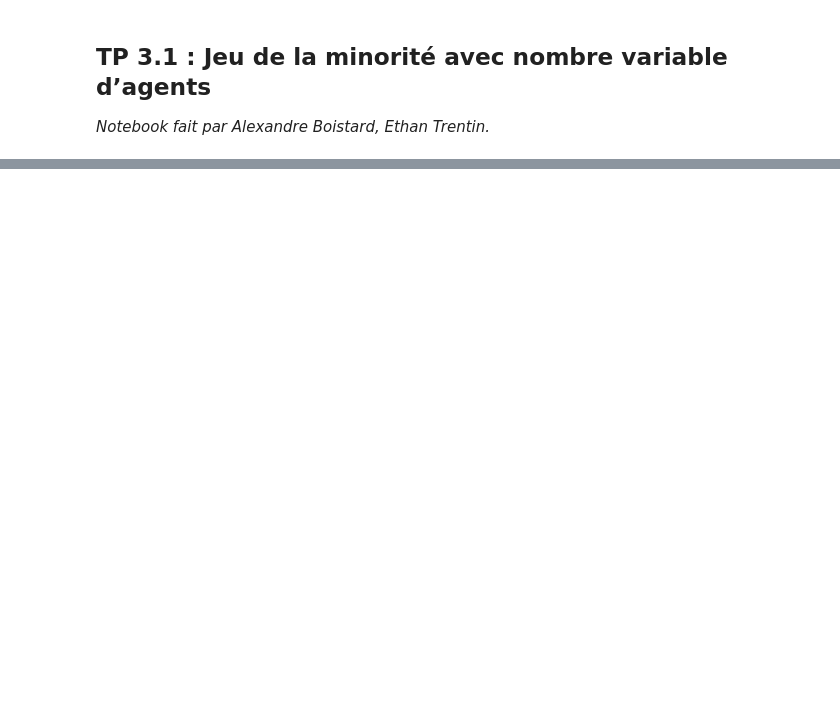
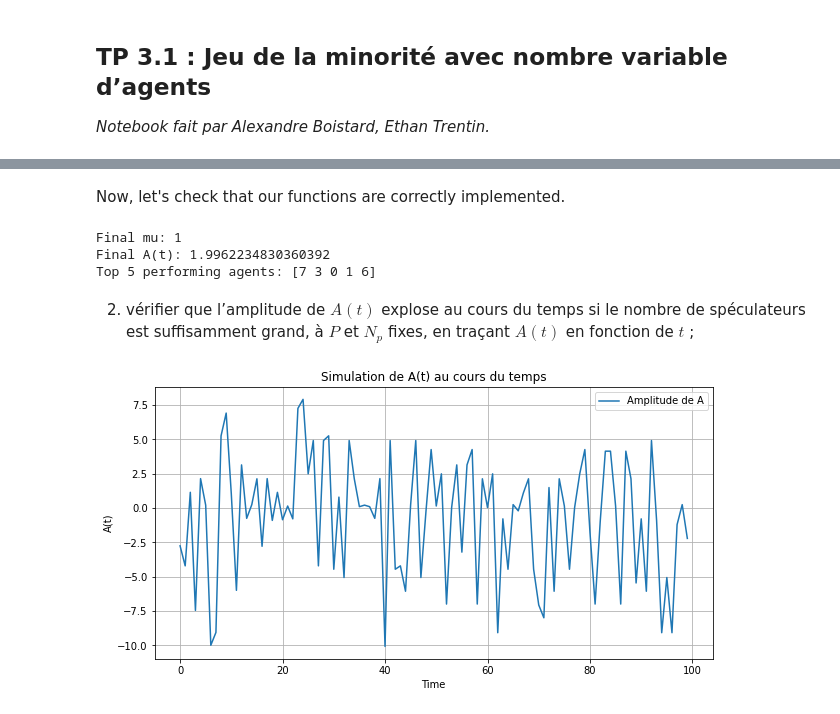
Before and after one commit to ethantrentin/Markets-Physic, a Jupyter notebook: TP5.ipynb, the cells around one changed output, grey strips where cells are left out. Cells and saved outputs as stored; diff of their text form; code cells hidden in the pictures; blank space fills up the shorter version.

```diff
--- a/TP5.ipynb
+++ b/TP5.ipynb
@@ -54,8 +7,0 @@ def simulation(strategies, performance, Omega, mu, M, T=1000, epsilon=0.01):
-# %%
-# A_history: time series of global actions A(t)
-# mu_history: sequence of encoded market states μ
-# performance: final agent performance scores
-A_history, mu_history = simulation(strategies, performance, Omega, mu, M, T)
-print("Final mu:", mu_history[-1])
-print("Final A(t):", A_history[-1])
-print("Top 5 performing agents:", np.argsort(performance)[-5:])
@@ -98,0 +24,15 @@ ValueError: x and y must have same first dimension, but have shapes (2000,) and
+# %%
+# We are going to initialize strategies
+
+def initialize(Ns, P, Np):
+
+    # We initialize the agents
+    strategies = np.random.choice([-1, 1], size=(Ns, P))
+    performance = np.zeros(Ns)
+
+    # We initialize omega and mu
+    Omega = np.random.normal(0, np.sqrt(Np), size=P)
+    # We want to generate a number between 0 and P-1 included
+    mu = np.random.randint(0, P)
+
+    return strategies, performance, Omega, mu
@@ -98,0 +66,11 @@ ValueError: x and y must have same first dimension, but have shapes (2000,) and
+# %%
+def plot_simulation(initialization, Ns, P, Np, M, T, epsilon):
+    A_history, _, _ = simulation(initialization, Ns, P, Np, M, T, epsilon)
+    plt.figure(figsize=(10, 5))
+    plt.plot([t for t in range(len(A_history))],A_history, label=f'Amplitude de A')
+    plt.xlabel('Time')
+    plt.ylabel('A(t)')
+    plt.title('Simulation de A(t) au cours du temps')
+    plt.legend()
+    plt.grid()
+    plt.show()
@@ -98,0 +85,26 @@ ValueError: x and y must have same first dimension, but have shapes (2000,) and
+# %% [markdown]
+Now, let's check that our functions are correctly implemented.
+# %%
+# We are going to display A_history which is a time series of global actions A(t), mu_history as the sequence of encoded market states μ and the top performing agents.
+A_history, mu_history, performance = simulation(initialize, Ns, P, Np, M, T, epsilon)
+print("Final mu:", mu_history[-1])
+print("Final A(t):", A_history[-1])
+print("Top 5 performing agents:", np.argsort(performance)[-5:])
+# %% [output]
+Final mu: 1
+Final A(t): 1.9962234830360392
+Top 5 performing agents: [7 3 0 1 6]
+# %% [markdown]
+2. vérifier que l’amplitude de $A(t)$ explose au cours du temps si le nombre de spéculateurs est suffisamment grand, à $P$ et $N_p$ fixes, en traçant $A(t)$ en fonction de $t$ ;
+# %%
+# Let's try to simulate A(t)
+T = 100      # Time horizon
+Ns = 10       # Number of speculators
+P = 16          # Number of possible information states mu as P in [10,20] and needs to be a power of 2
+Np = 16         # Number of producers (variance for Omega)
+epsilon = 0.01  # Minimum performance to keep participating
+M = 3           # Memory length (number of signs of A(t) to encode mu)
+# %%
+plot_simulation(initialize, Ns, P, Np, M, T, epsilon)
+# %% [output]
+[figure, added]
```
Also changed, not shown: parts of 42 cells of this notebook.
